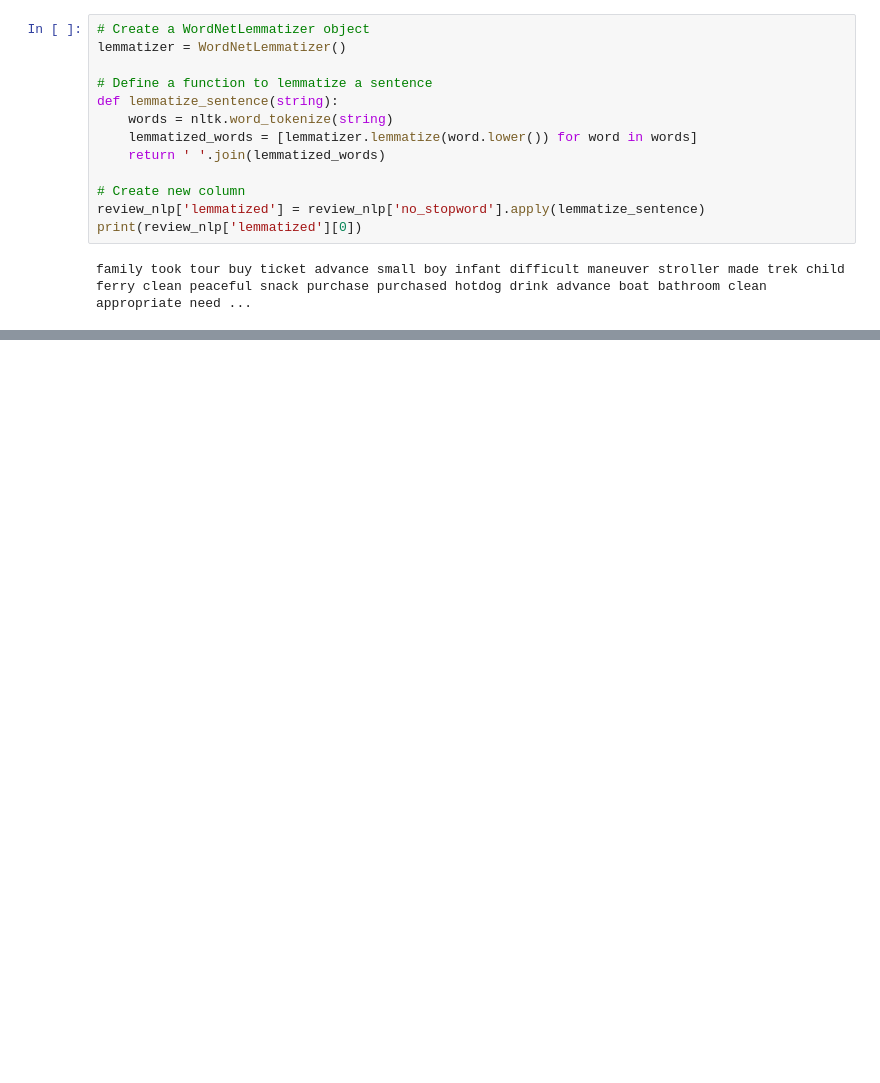
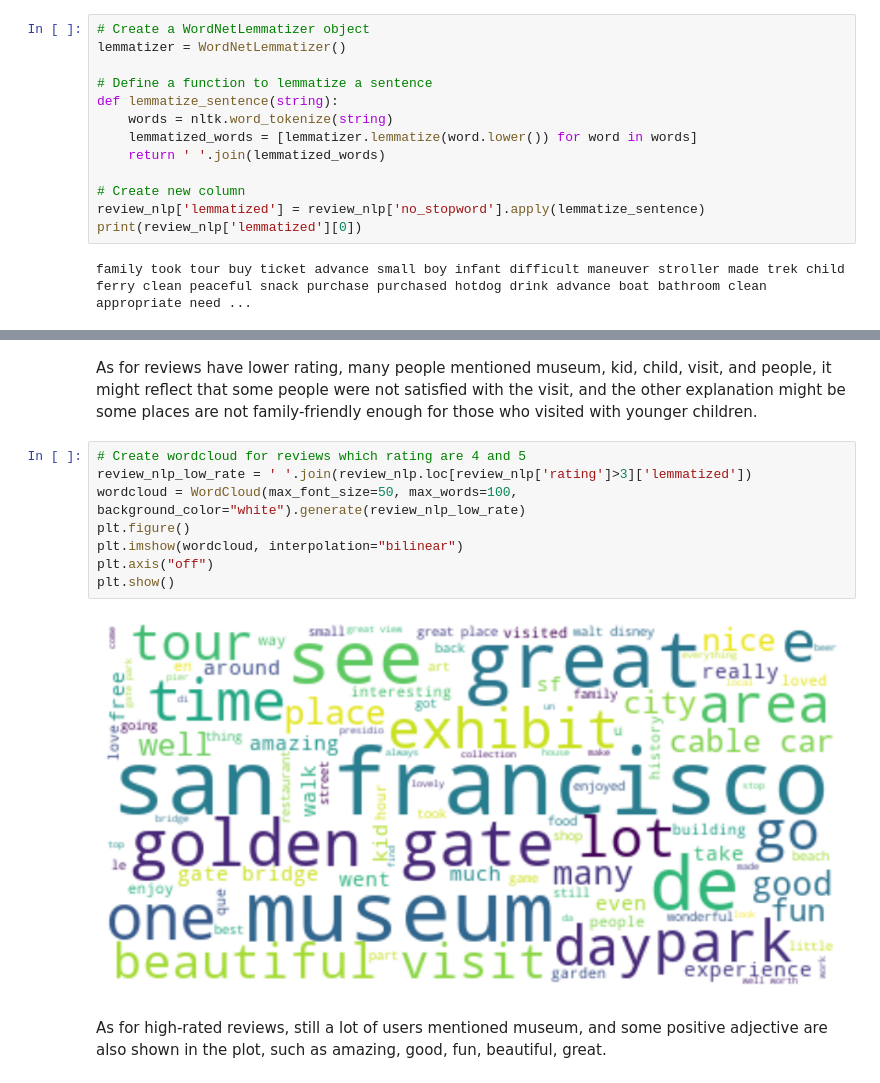
Before and after one commit to yanyuchen/sentiment-analysis, a Jupyter notebook: ipynb/eda.ipynb, the cells around one changed output, grey strips where cells are left out. Saved outputs shown, nothing was run; the diff lists cells and outputs as text; blank space fills up the shorter version.

```diff
--- a/ipynb/eda.ipynb
+++ b/ipynb/eda.ipynb
@@ -402,0 +499,14 @@ plt.show()
+# %% [markdown]
+As for reviews have lower rating, many people mentioned museum, kid, child, visit, and people, it might reflect that some people were not satisfied with the visit, and the other explanation might be some places are not family-friendly enough for those who visited with younger children.
+# %%
+# Create wordcloud for reviews which rating are 4 and 5
+review_nlp_low_rate = ' '.join(review_nlp.loc[review_nlp['rating']>3]['lemmatized'])
+wordcloud = WordCloud(max_font_size=50, max_words=100, background_color="white").generate(review_nlp_low_rate)
+plt.figure()
+plt.imshow(wordcloud, interpolation="bilinear")
+plt.axis("off")
+plt.show()
+# %% [output]
+[figure, added]
+# %% [markdown]
+As for high-rated reviews, still a lot of users mentioned museum, and some positive adjective are also shown in the plot, such as amazing, good, fun, beautiful, great.
```
Also changed, not shown: parts of 78 cells of this notebook.
